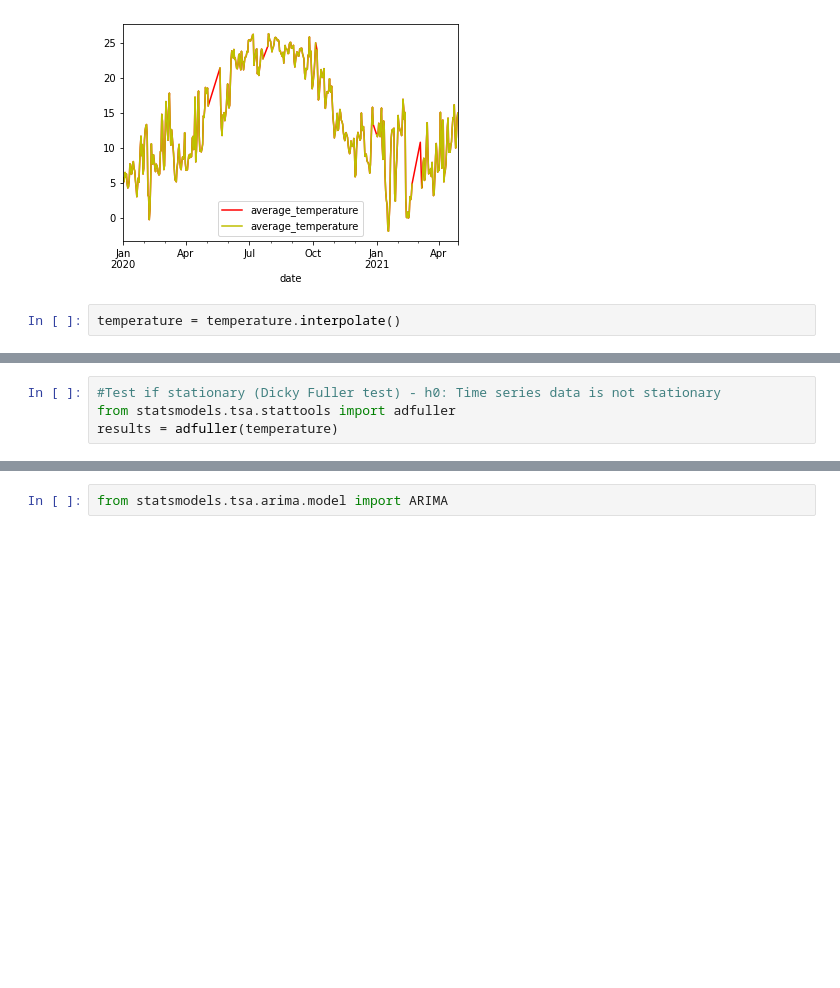
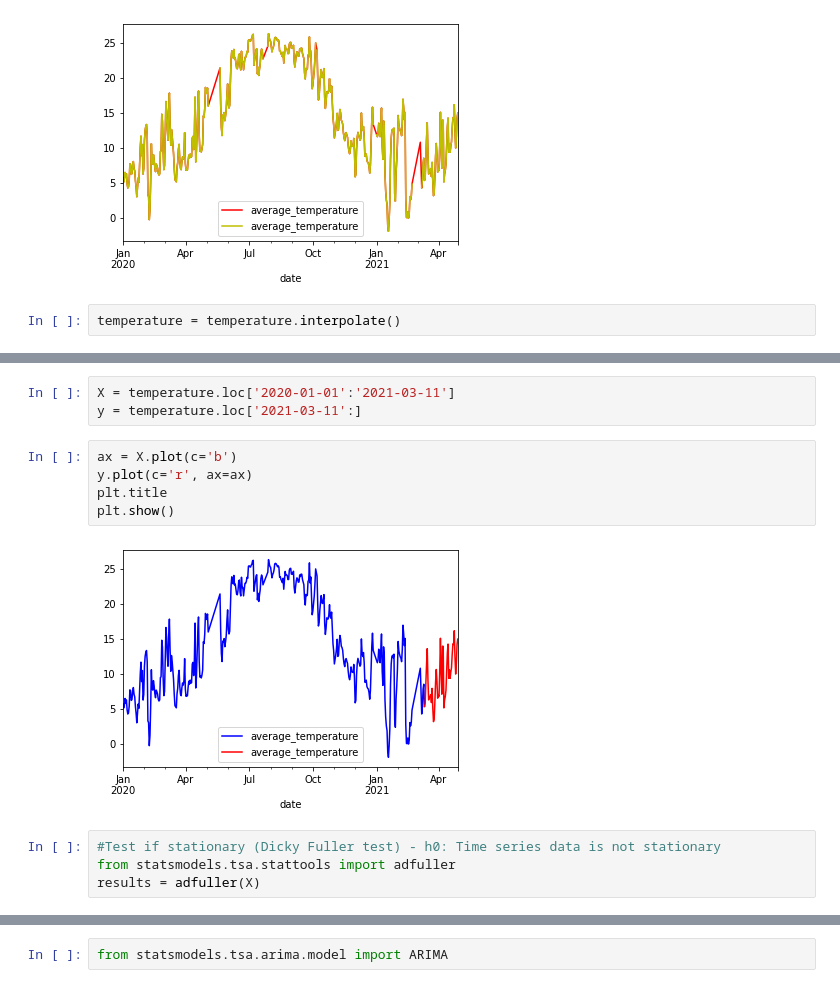
Before and after one commit to LeventSoykan/Analysis_IBB_Istanbul_Weather_Traffic_Dataset, a Jupyter notebook: analysis_hourly_figures.ipynb, the cells around one changed output, grey strips where cells are left out. Drawn from its saved outputs; the diff is of its cells as text; blank space fills up the shorter version.

```diff
--- a/analysis_hourly_figures.ipynb
+++ b/analysis_hourly_figures.ipynb
@@ -266,7 +271,17 @@ temperature = temperature.interpolate()
+# %%
+X = temperature.loc['2020-01-01':'2021-03-11']
+y = temperature.loc['2021-03-11':]
+# %%
+ax = X.plot(c='b')
+y.plot(c='r', ax=ax)
+plt.title
+plt.show()
+# %% [output]
+[figure, added]
 # %%
 #Test if stationary (Dicky Fuller test) - h0: Time series data is not stationary
 from statsmodels.tsa.stattools import adfuller
-results = adfuller(temperature)
+results = adfuller(X)
 # %%
 print("h0: Time series data is not stationary")
 print(f"Test Statistic: {results[0]}\nP-Value: {results[1]}\nCritical Test stats for intervals: {results[4]}\n")
```
Also changed, not shown: parts of 9 cells of this notebook.
